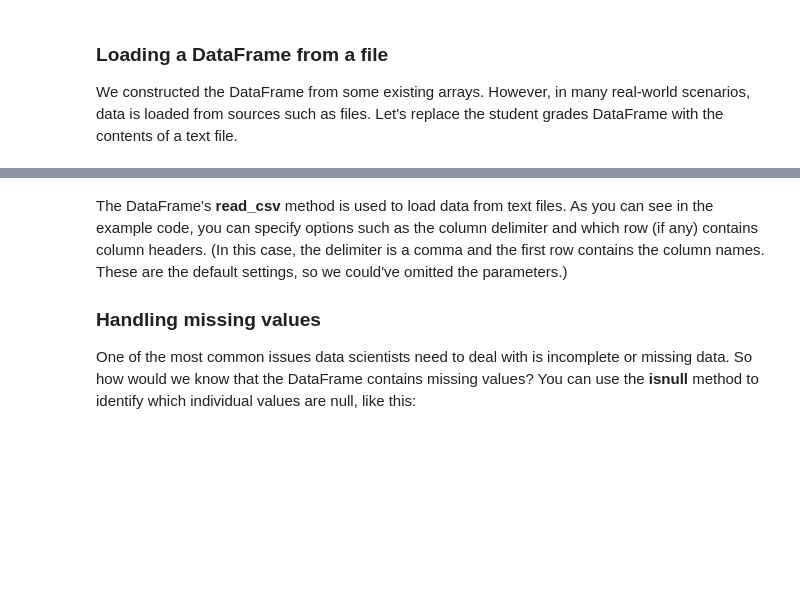
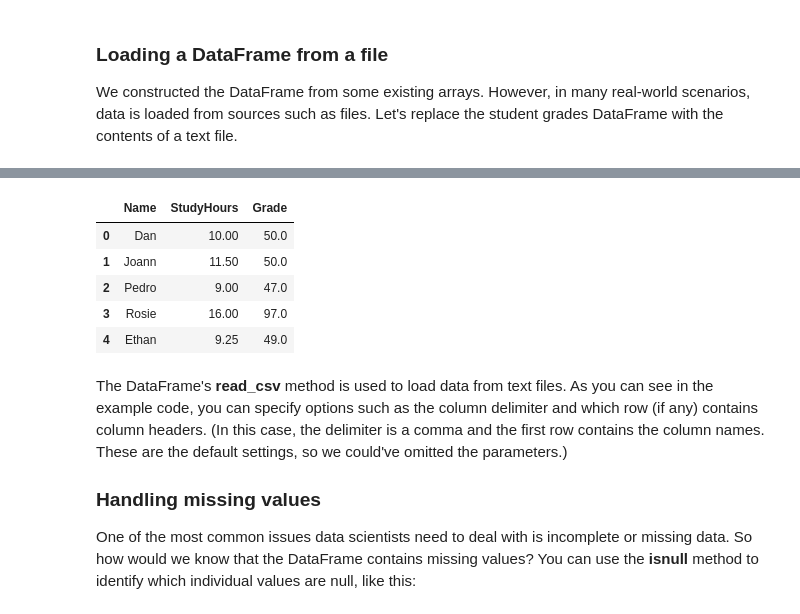
Before and after one commit to hugosouto/coursera-microsoft-azure-ds-specialization, a Jupyter notebook: 1-course-create-ml-models-in-azure/01-numpy-and-pandas.ipynb, the cells around one changed output, grey strips where cells are left out. Saved outputs shown, nothing was run; the diff lists cells and outputs as text; code cells hidden in the pictures; blank space fills up the shorter version.

```diff
--- a/1-course-create-ml-models-in-azure/01-numpy-and-pandas.ipynb
+++ b/1-course-create-ml-models-in-azure/01-numpy-and-pandas.ipynb
@@ -173,3 +263,20 @@ df_students.head()
+# %%
+import urllib.request
+
+url = 'https://raw.githubusercontent.com/MicrosoftDocs/mslearn-introduction-to-machine-learning/main/Data/ml-basics/grades.csv'
+filename = 'data/grades.csv'
+
+urllib.request.urlretrieve(url, filename)
+
+df_students = pd.read_csv('data/grades.csv',delimiter=',',header='infer')
+df_students.head()
+# %% [output]
+|  | Name | StudyHours | Grade |
+| 0 | Dan | 10.00 | 50.0 |
+| 1 | Joann | 11.50 | 50.0 |
+| 2 | Pedro | 9.00 | 47.0 |
+| 3 | Rosie | 16.00 | 97.0 |
+| 4 | Ethan | 9.25 | 49.0 |
 # %% [markdown]
 The DataFrame's **read_csv** method is used to load data from text files. As you can see in the example code, you can specify options such as the column delimiter and which row (if any) contains column headers. (In this case, the delimiter is a comma and the first row contains the column names. These are the default settings, so we could've omitted the parameters.)
 
```
Also changed, not shown: parts of 31 cells of this notebook.
